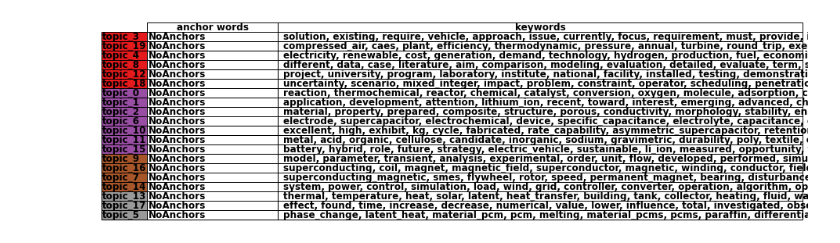
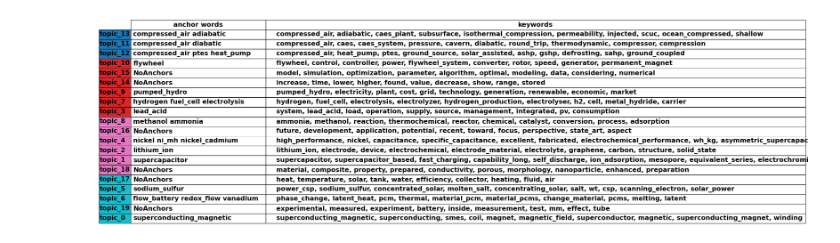
Before and after one commit to aspitarl/corex_dashboard, a Jupyter notebook: graph_plots.ipynb, the cells around one changed output. Cells and saved outputs as stored; diff of their text form; code cells hidden in the pictures.

```diff
--- a/graph_plots.ipynb
+++ b/graph_plots.ipynb
@@ -11,7 +13,7 @@ import os
 from dashboard import calc_cov_corex, get_topic_words, gen_cov_graph
 
 models_folder = r'C:\Users\aspit\Git\Public Pages\Vis Tools\corex-explorer\data\models'
-model = r'20unsup.pkl'
+model = r'tech_withunsup.pkl'
 
 topic_model = cPickle.load(open(os.path.join(models_folder, model), 'rb'))
 
@@ -100,27 +105,51 @@ df_table = df_table.drop('partition', axis=1)
 df_table = df_table.drop('topic', axis=1)
 # df_table = df_table.set_index('topic')
 
+
+def trunc_list(l):
+    return l[0:10]
+
+df_table['keywords'] = df_table['keywords'].str.split(",").apply(trunc_list).apply(",".join)
+
 # df_table
 # %%
 fig = plt.figure()
 
 gs= fig.add_gridspec(1,1)
 
-ax_tab = fig.add_subplot(gs[0,:], frame_on=False)
+ax_tab = fig.add_subplot(gs[0,0], frame_on=False)
 ax_tab.xaxis.set_visible(False)
 ax_tab.yaxis.set_visible(False)
 
+
+# ax_fig = fig.add_subplot(gs[1,0])
+# ax_fig.plot([1,2,3])
+
 colors = cmap(list(partitions_sorted))
 
-tab = pd.plotting.table(ax_tab, df_table, loc='center', rowColours=colors, colWidths = [0.5,2],cellLoc='left')
+# tab = pd.plotting.table(ax_tab, df_table, loc='left', rowColours=colors, colWidths = [1,4],cellLoc='left')
+
+cell_text = []
+for row in range(len(df_table)):
+    cell_text.append(df_table.iloc[row])
+
+tab = ax_tab.table(cellText=cell_text, colLabels=df_table.columns, rowLabels=df_table.index, loc='center', rowColours=colors, colWidths = [1,4],cellLoc='left')
+
+# tab = pd.plotting.table(ax_tab, df_table)
+# ax_tab.table(cellText=[['a','b', 'c'],['d','e','f']])
 
 for key,cell in tab.get_celld().items():
     # if key[1]==0:
-    cell.PAD = 0.01
+    cell.PAD = 0.02
+    pass
 
 tab.auto_set_font_size(False)
-tab.set_fontsize(12)
+tab.set_fontsize(16)
+
+tab.scale(1,2)
+
+fig.canvas.draw()
 
 # fig.tight_layout()
 # %% [output]
-[figure, old version]
+[figure, new version]
```
Also changed, not shown: parts of 2 cells of this notebook.
